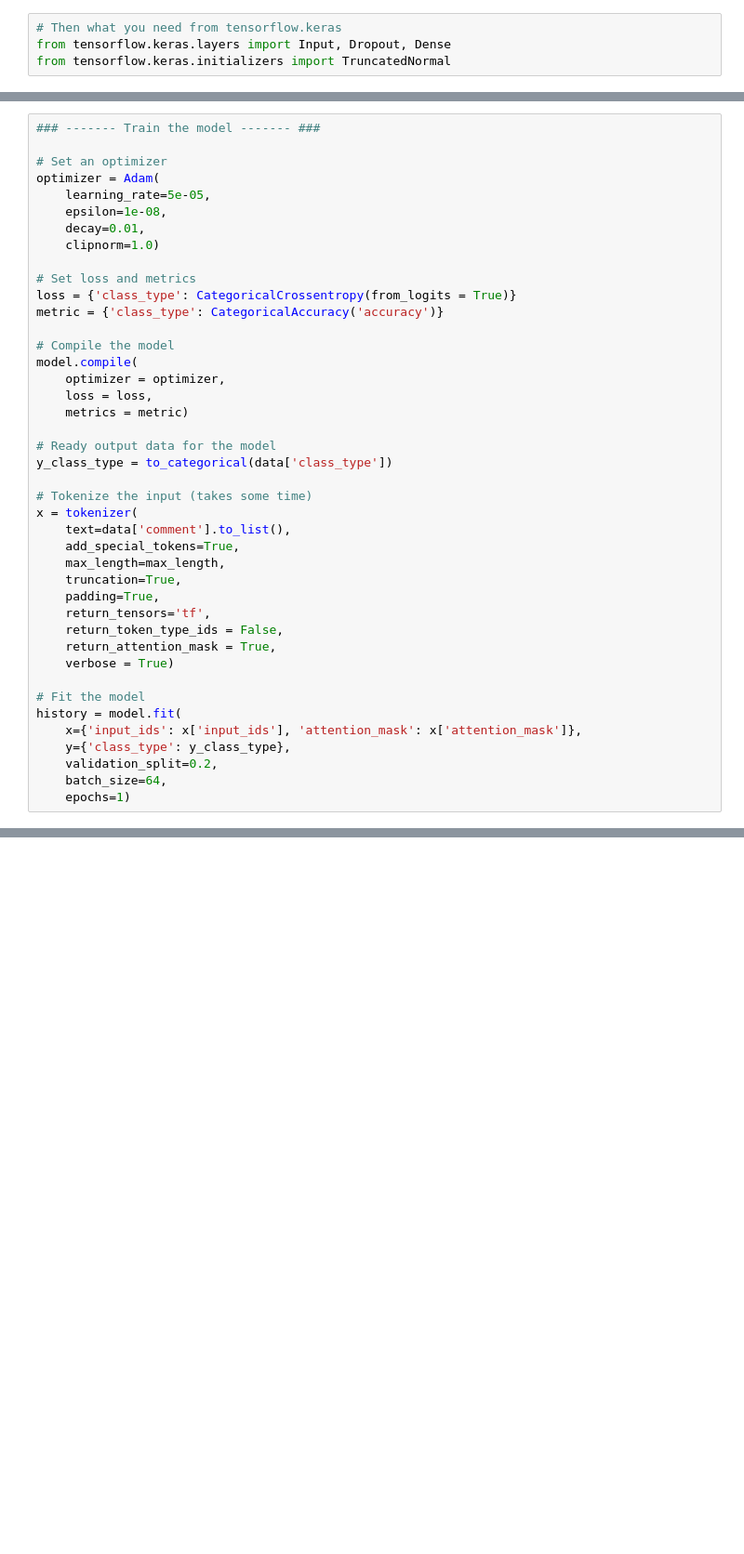
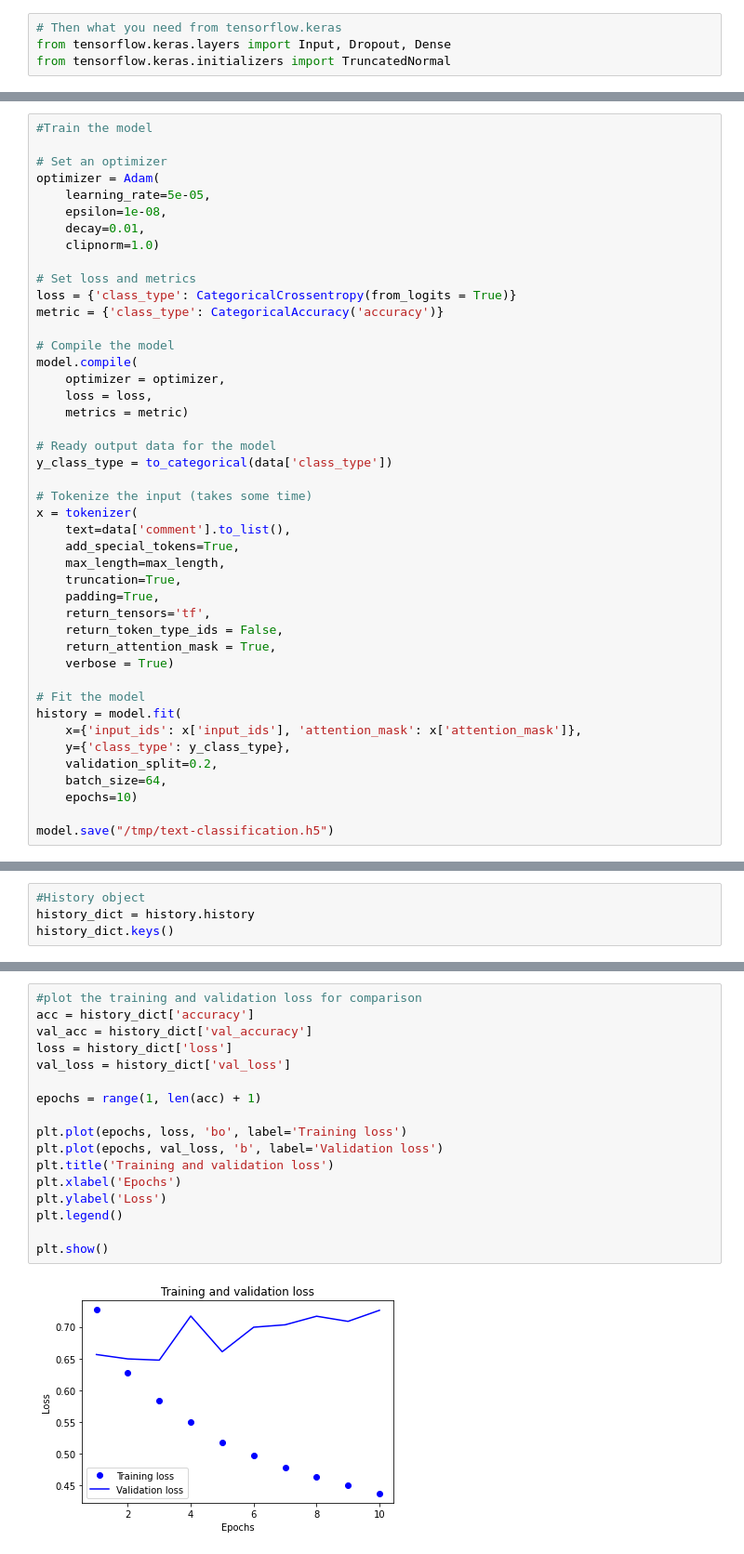
Before and after one commit to Chaarangan/text-classification, a Jupyter notebook: Text_Classification.ipynb, the cells around one changed output, grey strips where cells are left out. Shown at 93% size. Cells and saved outputs as stored; diff of their text form; blank space fills up the shorter version.

```diff
--- a/Text_Classification.ipynb
+++ b/Text_Classification.ipynb
@@ -196,7 +151,7 @@ from tensorflow.keras.losses import CategoricalCrossentropy
 from tensorflow.keras.metrics import CategoricalAccuracy
 from tensorflow.keras.utils import to_categorical
 # %%
-### ------- Train the model ------- ###
+#Train the model
 
 # Set an optimizer
 optimizer = Adam(
@@ -236,5 +191,7 @@ history = model.fit(
     y={'class_type': y_class_type},
     validation_split=0.2,
     batch_size=64,
-    epochs=1)
+    epochs=10)
+
+model.save("/tmp/text-classification.h5")
 # %% [output]
@@ -265,0 +242,4 @@ model_eval = model.evaluate(
+# %%
+#History object
+history_dict = history.history
+history_dict.keys()
@@ -265,0 +248,19 @@ model_eval = model.evaluate(
+# %%
+#plot the training and validation loss for comparison
+acc = history_dict['accuracy']
+val_acc = history_dict['val_accuracy']
+loss = history_dict['loss']
+val_loss = history_dict['val_loss']
+
+epochs = range(1, len(acc) + 1)
+
+plt.plot(epochs, loss, 'bo', label='Training loss')
+plt.plot(epochs, val_loss, 'b', label='Validation loss')
+plt.title('Training and validation loss')
+plt.xlabel('Epochs')
+plt.ylabel('Loss')
+plt.legend()
+
+plt.show()
+# %% [output]
+[figure, added]
```
Also changed, not shown: parts of 19 cells of this notebook.
